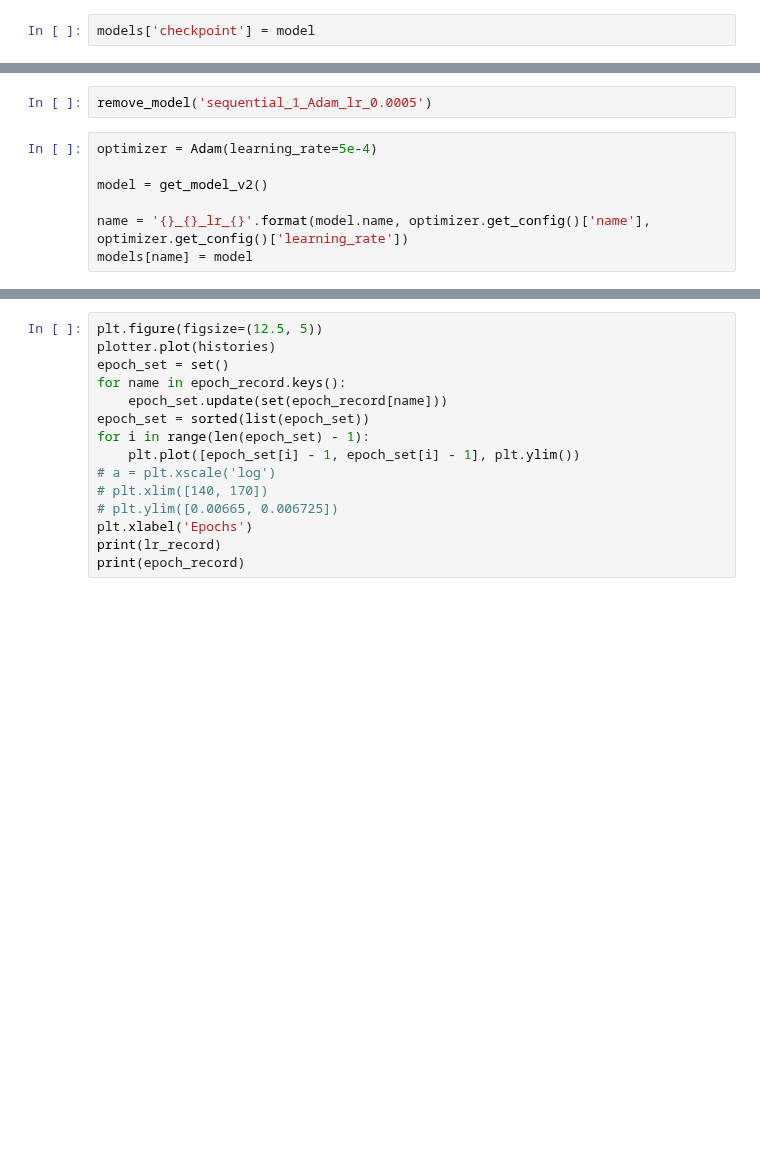
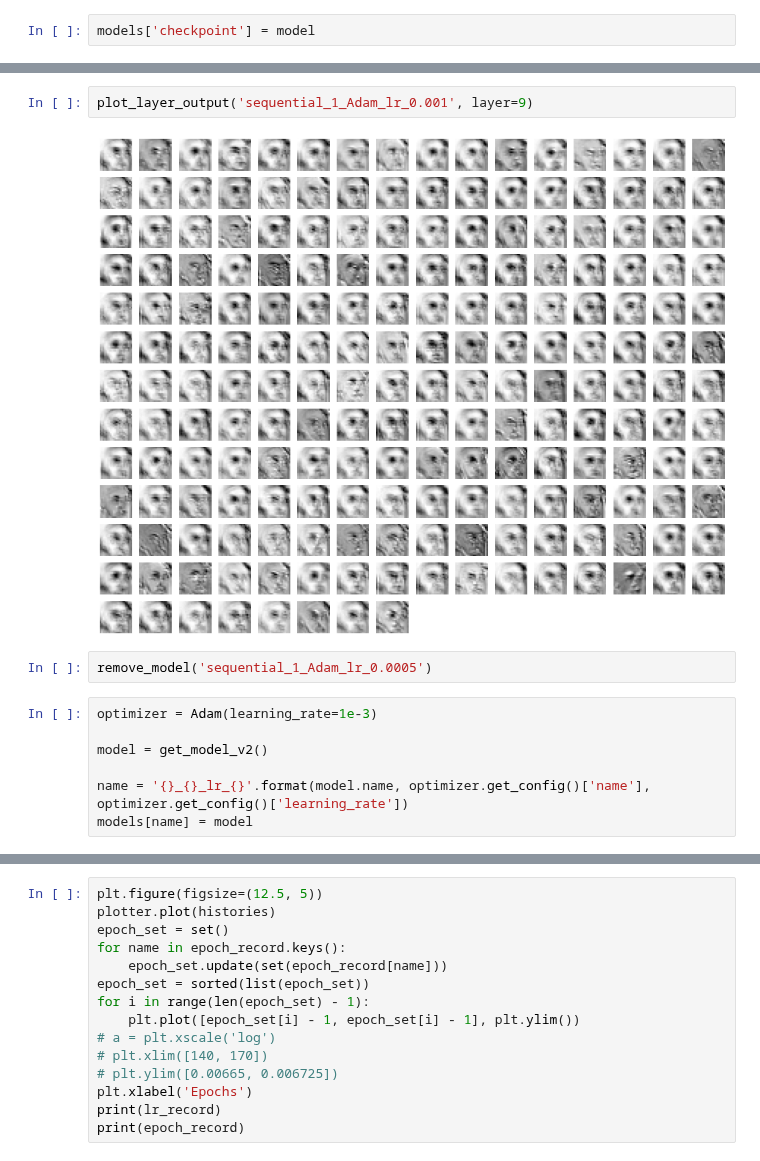
Before and after one commit to LapTQ/IT3910E_facial_beauty_pediction, a Jupyter notebook: facial_beauty_perception.ipynb, the cells around one changed output, grey strips where cells are left out. Saved outputs shown, nothing was run; the diff lists cells and outputs as text; blank space fills up the shorter version.

```diff
--- a/facial_beauty_perception.ipynb
+++ b/facial_beauty_perception.ipynb
@@ -731,7 +743,11 @@ plot_layer_output('checkpoint', layer=6)
+# %%
+plot_layer_output('sequential_1_Adam_lr_0.001', layer=9)
+# %% [output]
+[figure, added]
 # %%
 remove_model('sequential_1_Adam_lr_0.0005')
 # %%
-optimizer = Adam(learning_rate=5e-4)
+optimizer = Adam(learning_rate=1e-3)
 
 model = get_model_v2()
 
```
Also changed, not shown: parts of 11 cells of this notebook.
